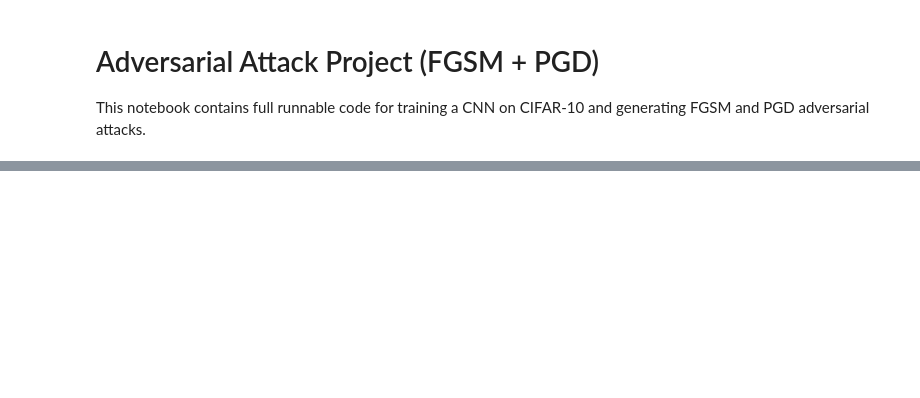
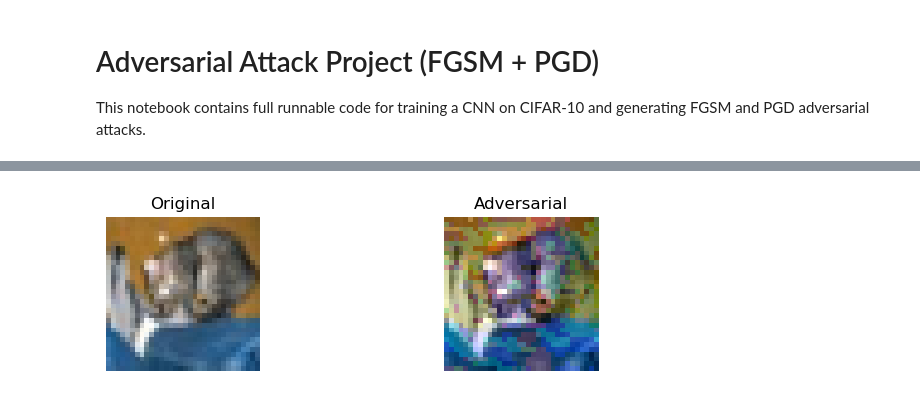
Before and after one commit to aayush-kushwaha/Adversarial_Machine_Learning, a Jupyter notebook: adversarial_project.ipynb, the cells around one changed output, grey strips where cells are left out. Drawn from its saved outputs; the diff is of its cells as text; code cells hidden in the pictures; blank space fills up the shorter version.

```diff
--- a/adversarial_project.ipynb
+++ b/adversarial_project.ipynb
@@ -257,0 +79,19 @@ Done!
+# %%
+def pgd_attack(model, loss_fn, images, labels, epsilon, alpha, iters):
+    ori = images.clone().detach().to(device)
+    adv = ori.clone().detach()
+
+    for _ in range(iters):
+        adv.requires_grad = True
+        output = model(adv)
+        loss = loss_fn(output, labels)
+        model.zero_grad()
+        loss.backward()
+
+        adv = adv + alpha * adv.grad.sign()
+        delta = torch.clamp(adv - ori, -epsilon, epsilon)
+        adv = torch.clamp(ori + delta, 0, 1).detach()
+
+    return adv
+
+print("Block Successfully ran!")
@@ -257,0 +233,71 @@ Done!
+# %%
+epsilons = [0.03, 0.1, 0.2]   # weak, medium, strong attacks
+
+fgsm_results = {}
+pgd_results = {}
+
+# ---- FGSM ----
+for eps in epsilons:
+    print(f"\nRunning FGSM attack with epsilon={eps} ...")
+    adv_batches = []
+
+    for images, labels in testloader:
+        adv = fgsm_attack(model, loss_fn,
+                          images.to(device),
+                          labels.to(device),
+                          epsilon=eps)
+        adv_batches.append(adv.cpu())
+
+    adv_images_fgsm = torch.cat(adv_batches)
+    fgsm_results[eps] = adv_images_fgsm
+    evaluate_attack(f"FGSM (eps={eps})", adv_images_fgsm)
+
+# ---- PGD ----
+for eps in epsilons:
+    print(f"\nRunning PGD attack with epsilon={eps} ...")
+    adv_batches = []
+
+    for images, labels in testloader:
+        adv = pgd_attack(model, loss_fn,
+                         images.to(device),
+                         labels.to(device),
+                         epsilon=eps,
+                         alpha=eps/4,
+                         iters=20)
+        adv_batches.append(adv.cpu())
+
+    adv_images_pgd = torch.cat(adv_batches)
+    pgd_results[eps] = adv_images_pgd
+    evaluate_attack(f"PGD (eps={eps})", adv_images_pgd)
+
+
+# ===========================================
+# 9. Visualizations
+# ===========================================
+
+# Show example for epsilon = 0.1
+eps_show = 0.1
+idx = 0
+
+orig = testset[idx][0].unsqueeze(0)
+adv_fgsm = fgsm_results[eps_show][idx].unsqueeze(0)
+adv_pgd  = pgd_results[eps_show][idx].unsqueeze(0)
+
+print("\nFGSM Example:")
+show_images(orig, adv_fgsm, n=1)
+show_perturbation(orig, adv_fgsm)
+
+print("\nPGD Example:")
+show_images(orig, adv_pgd, n=1)
+show_perturbation(orig, adv_pgd)
+
+# Grid view for FGSM images
+print("\n10-sample FGSM image grid:")
+orig_batch = torch.stack([testset[i][0] for i in range(10)])
+adv_batch  = fgsm_results[eps_show][:10]
+show_grid(orig_batch, adv_batch, n=10)
+
+print("Done!")
+
+print("Block Successfully ran!")
+# %% [output]
@@ -257,0 +321 @@ Done!
+[figure, added]
```
Also changed, not shown: parts of 15 cells of this notebook, 2 other files.
